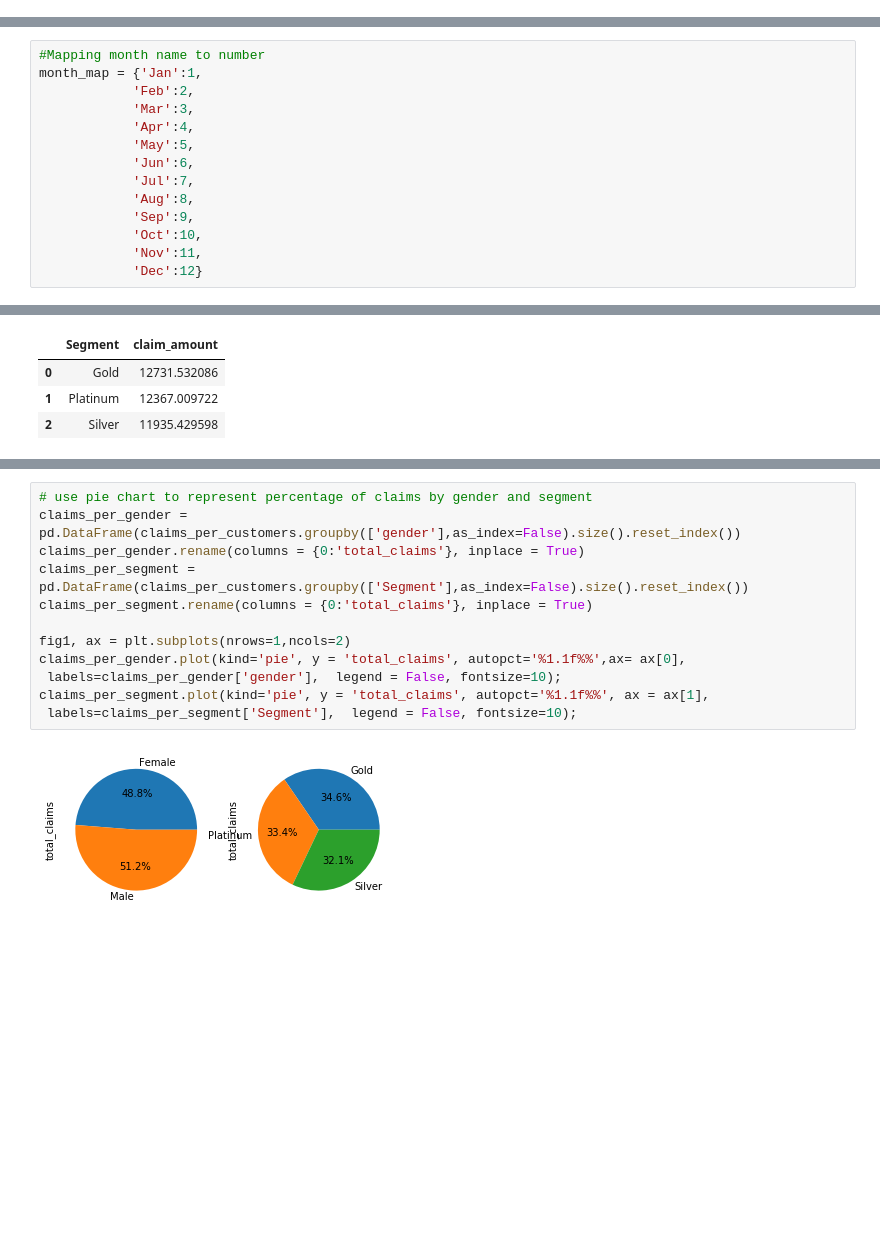
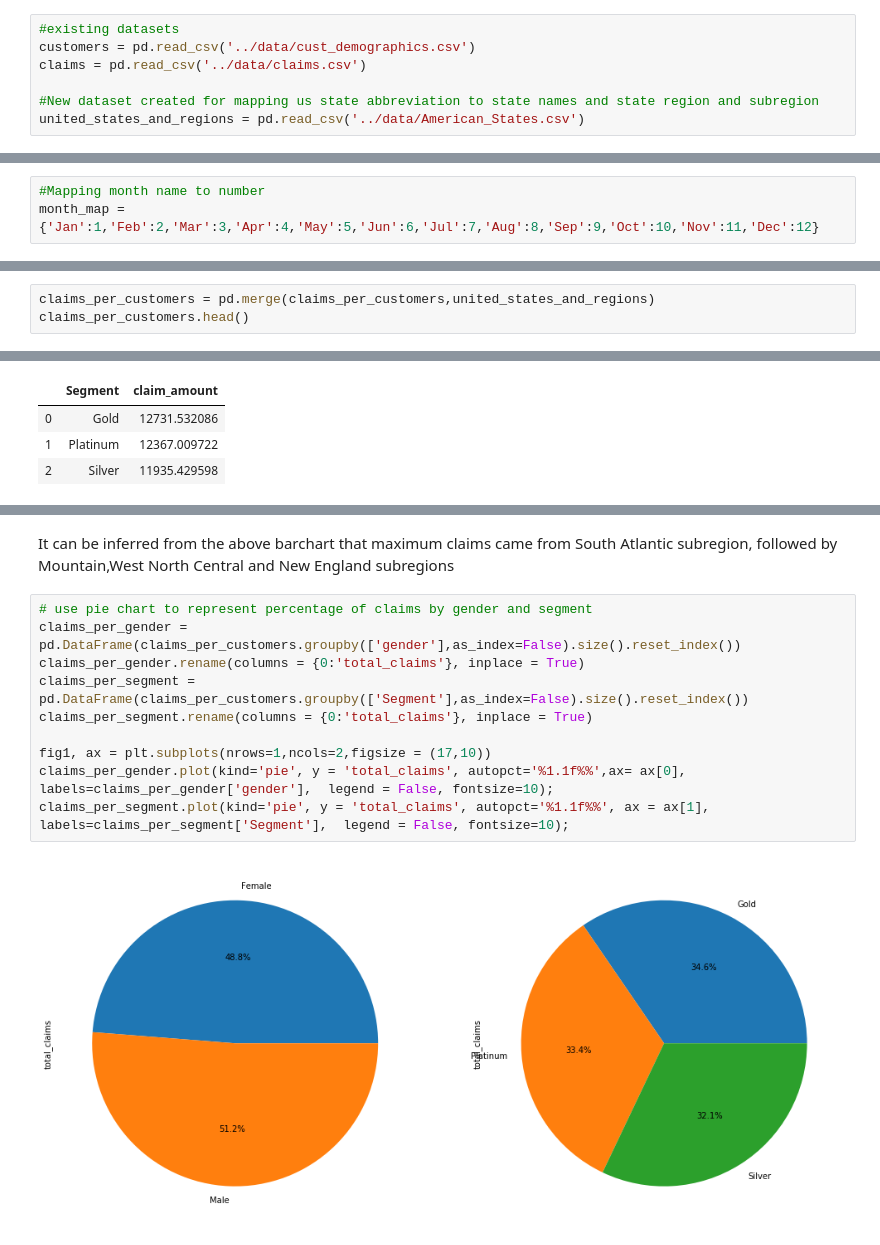
Before and after one commit to AnupamGH/insurance-claim-analytics, a Jupyter notebook: notebook/EDA.ipynb, the cells around one changed output, grey strips where cells are left out. Cells and saved outputs as stored; diff of their text form; blank space fills up the shorter version.

Commit message:
Commit datasets and EDA file changes

```diff
--- a/notebook/EDA.ipynb
+++ b/notebook/EDA.ipynb
@@ -7,3 +6,10 @@ claims = pd.read_csv('../data/claims.csv')
+# %%
+#existing datasets
+customers = pd.read_csv('../data/cust_demographics.csv')
+claims = pd.read_csv('../data/claims.csv')
+
+#New dataset created for mapping us state abbreviation to state names and state region and subregion
+united_states_and_regions = pd.read_csv('../data/American_States.csv')
 # %%
 customers.head()
 # %% [output]
@@ -25,17 +40,6 @@ claims.head()
 # %%
 #Mapping month name to number
-month_map = {'Jan':1,
-            'Feb':2,
-            'Mar':3,
-            'Apr':4,
-            'May':5,
-            'Jun':6,
-            'Jul':7,
-            'Aug':8,
-            'Sep':9,
-            'Oct':10,
-            'Nov':11,
-            'Dec':12}
+month_map = {'Jan':1,'Feb':2,'Mar':3,'Apr':4,'May':5,'Jun':6,'Jul':7,'Aug':8,'Sep':9,'Oct':10,'Nov':11,'Dec':12}
 # %%
 # function to calculate age
 from datetime import date
@@ -86,3 +92,6 @@ claims_per_customers.head()
 | 2 | 30308357 | Female | 11-Mar-84 | TN | 798-631-4758 | Silver | 35 | 53522022 | Other driver error | ... |
 | 3 | 30308357 | Female | 11-Mar-84 | TN | 798-631-4758 | Silver | 35 | 63017412 | Driver error | ... |
 | 4 | 47830476 | Female | 01-May-86 | MA | 413-187-7945 | Silver | 33 | 13015401 | Natural causes | ... |
+# %%
+claims_per_customers = pd.merge(claims_per_customers,united_states_and_regions)
+claims_per_customers.head()
@@ -131,14 +193,16 @@ adult_claims_driver_error[(adult_claims_driver_error['population_category'] =='A
+# %% [markdown]
+It can be inferred from the above barchart that maximum claims came from South Atlantic subregion, followed by Mountain,West North Central and New England subregions
 # %%
 # use pie chart to represent percentage of claims by gender and segment
 claims_per_gender = pd.DataFrame(claims_per_customers.groupby(['gender'],as_index=False).size().reset_index())
 claims_per_gender.rename(columns = {0:'total_claims'}, inplace = True)
 claims_per_segment = pd.DataFrame(claims_per_customers.groupby(['Segment'],as_index=False).size().reset_index())
 claims_per_segment.rename(columns = {0:'total_claims'}, inplace = True)
 
-fig1, ax = plt.subplots(nrows=1,ncols=2)
+fig1, ax = plt.subplots(nrows=1,ncols=2,figsize = (17,10))
 claims_per_gender.plot(kind='pie', y = 'total_claims', autopct='%1.1f%%',ax= ax[0],
- labels=claims_per_gender['gender'],  legend = False, fontsize=10);
+labels=claims_per_gender['gender'],  legend = False, fontsize=10);
 claims_per_segment.plot(kind='pie', y = 'total_claims', autopct='%1.1f%%', ax = ax[1],
- labels=claims_per_segment['Segment'],  legend = False, fontsize=10);
+labels=claims_per_segment['Segment'],  legend = False, fontsize=10);
 # %% [output]
-[figure, old version]
+[figure, new version]
```
Also changed, not shown: parts of 25 cells of this notebook, 3 other files.
